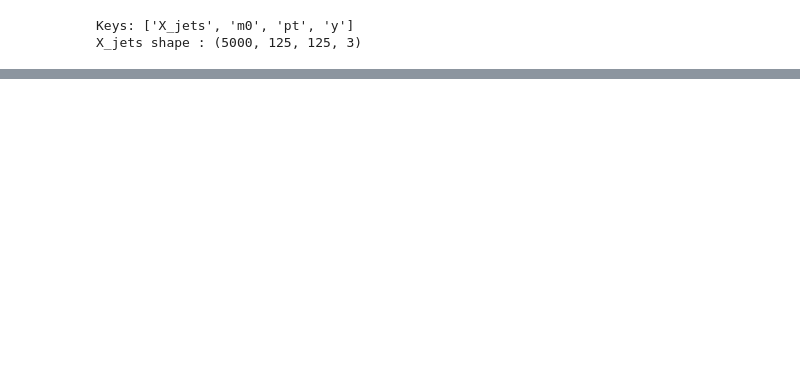
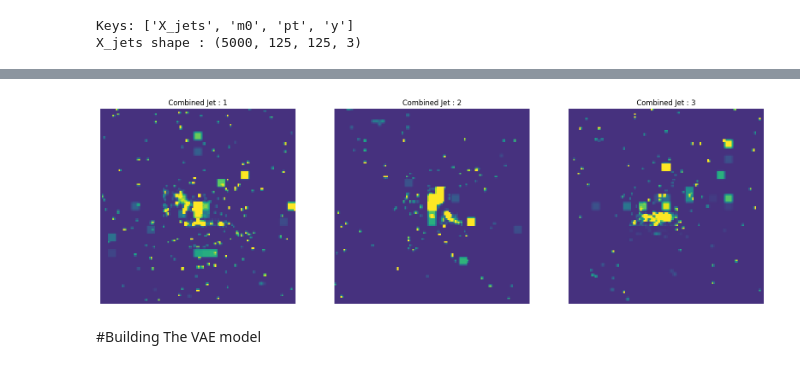
Before and after one commit to Kitsunnneee/Common-Task-1, a Jupyter notebook: Common_Task_1(VAE).ipynb, the cells around one changed output, grey strips where cells are left out. Cells and saved outputs as stored; diff of their text form; code cells hidden in the pictures; blank space fills up the shorter version.

```diff
--- a/Common_Task_1(VAE).ipynb
+++ b/Common_Task_1(VAE).ipynb
@@ -360,0 +58,11 @@ Ways to improve the model:
+# %%
+#Resizing the images
+X_jets_tensor = torch.tensor(X_jets.transpose(0, 3, 1, 2), dtype=torch.float32)
+X_jets_resized = torch.zeros((X_jets_tensor.shape[0], 3, 128, 128), dtype=torch.float32)
+for i in range(X_jets_tensor.shape[0]):
+    X_jets_resized[i] = TF.resize(X_jets_tensor[i], (128, 128))
+
+X_jets_resized = X_jets_resized.numpy().transpose(0, 2, 3, 1)
+X_jets = X_jets_resized
+print(X_jets.shape)
+del(X_jets_resized)
@@ -360,0 +133,11 @@ Ways to improve the model:
+# %%
+img_num = 3
+# Plotting the Images of the combined channels
+fig, axes = plt.subplots(1, img_num, figsize = (20,20))
+for i in range(img_num):
+    temp = axes[i].imshow(combined[i], cmap = 'viridis', vmin=-0.5, vmax=2.0, interpolation='nearest')
+    axes[i].axis('off')
+    axes[i].set_title('Combined Jet : {}'.format(i+1))
+    fig.colorbar(temp, ax=axs[i], shrink=0.25)
+# %% [output]
+[figure, added]
@@ -360,0 +152,2 @@ Ways to improve the model:
+# %% [markdown]
+#Building The VAE model
```
Also changed, not shown: parts of 64 cells of this notebook.
